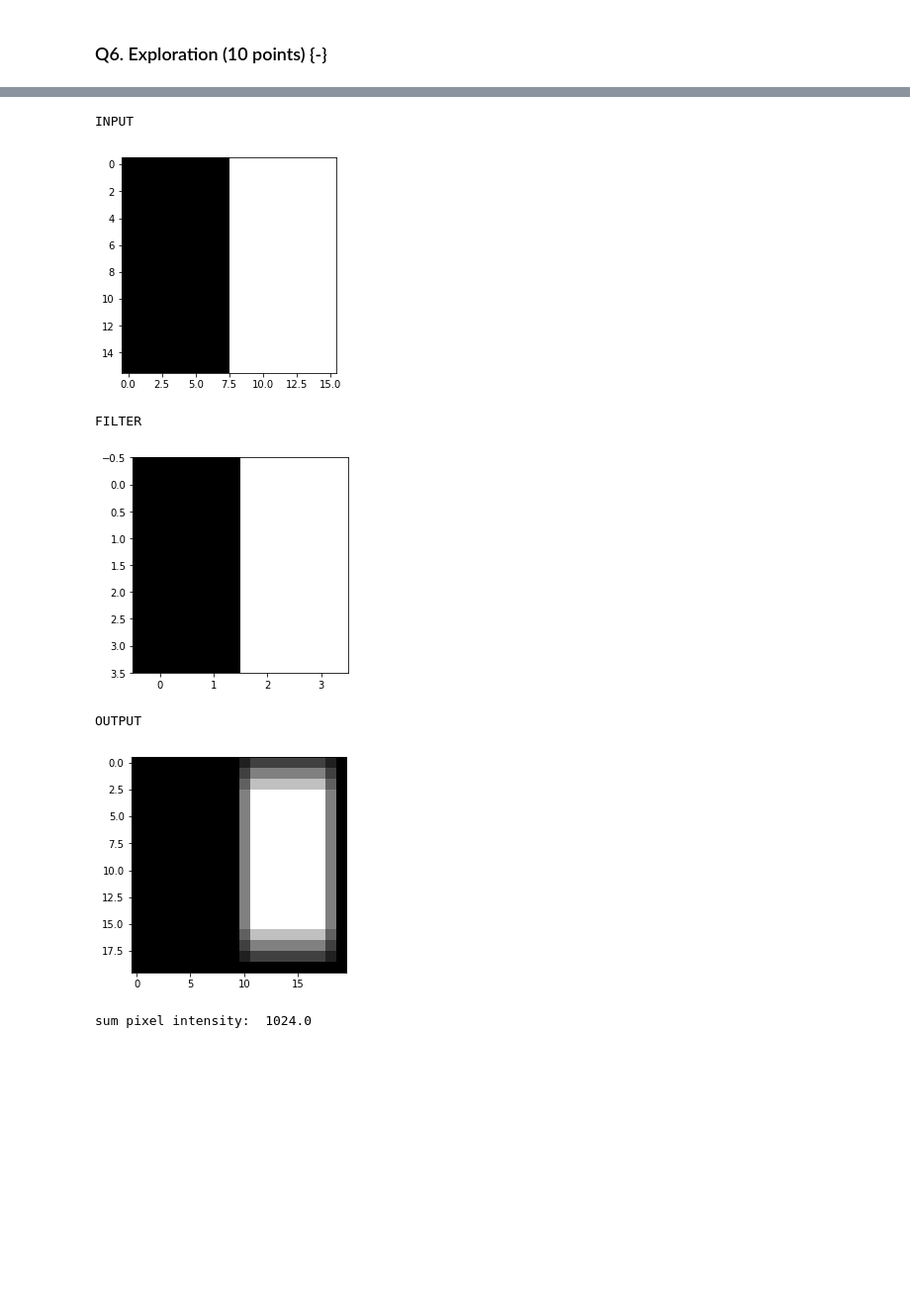
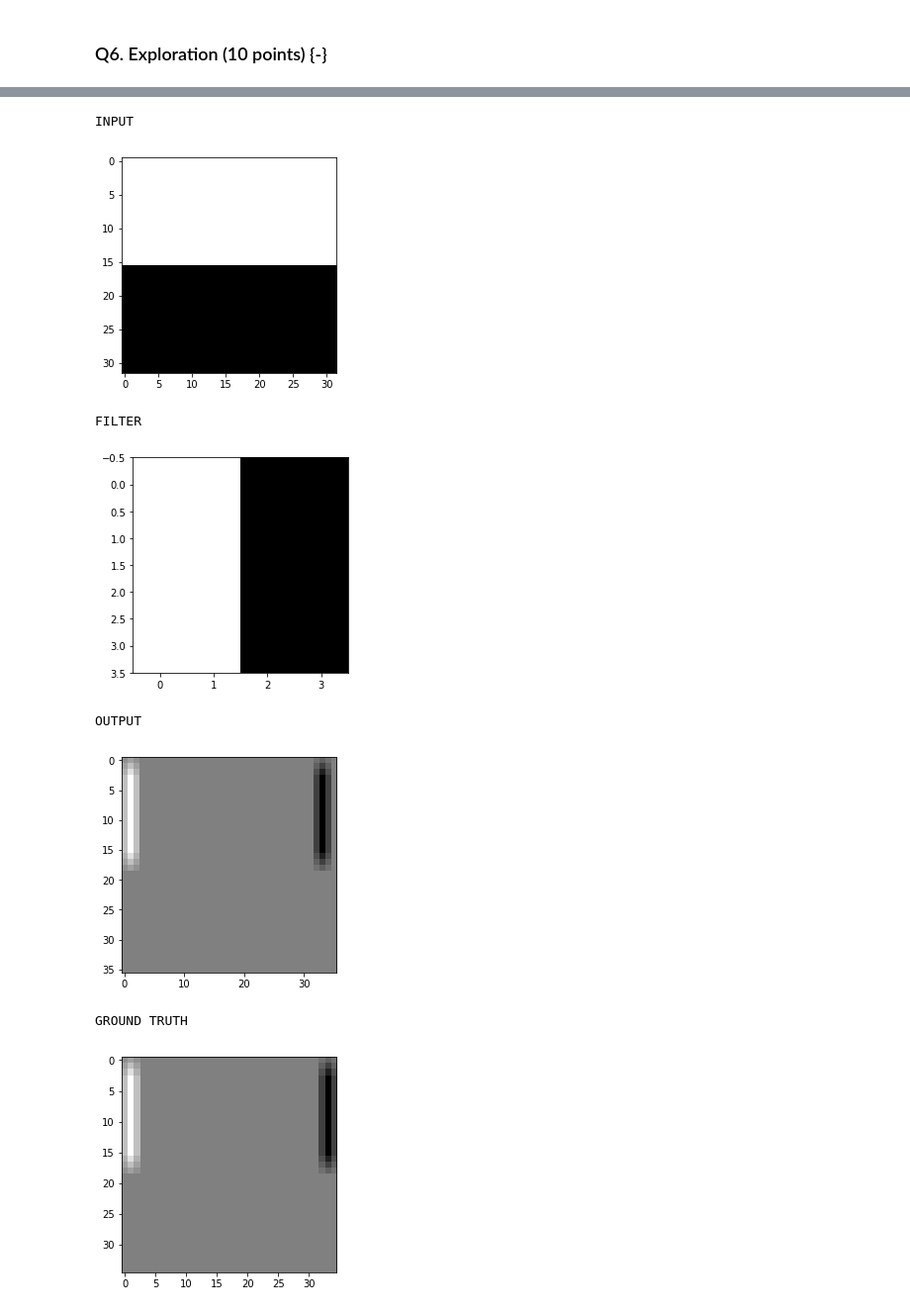
Before and after one commit to brennanmcfarland/computational-perception-class, a Jupyter notebook: CP-A1-bfm21.ipynb, the cells around one changed output, grey strips where cells are left out. Shown at 99% size. Cells and saved outputs as stored; diff of their text form; code cells hidden in the pictures; blank space fills up the shorter version.

```diff
--- a/CP-A1-bfm21.ipynb
+++ b/CP-A1-bfm21.ipynb
@@ -429,4 +431,5 @@ def show_image_convolution(img, img_filter):
     print('OUTPUT')
     plt.imshow(convoluted_img, cmap='gray')
     plt.show()
-    print('sum pixel intensity: ', np.sum(convoluted_img))
+    print('GROUND TRUTH')
+    plt.imshow(convolve2d(img, img_filter), cmap='gray')
@@ -433,14 +473,15 @@ def show_image_convolution(img, img_filter):
 # %%
-img = np.zeros((16, 16))
-img[:,8:] = 1
-img_filter = np.zeros((4, 4))
-img_filter[:,2:] = 1
+img = np.zeros((32, 32))
+img[:16,:] = 1
+img_filter = np.ones((4, 4))
+img_filter[:,2:] = -1
 show_image_convolution(img, img_filter)
 # %% [output]
 INPUT
-[figure, old version]
+[figure, new version]
 FILTER
-[figure, old version]
+[figure, new version]
 OUTPUT
-[figure, old version]
+[figure, new version]
-sum pixel intensity:  1024.0
+GROUND TRUTH
+[figure, added]
```
Also changed, not shown: parts of 11 cells of this notebook.
